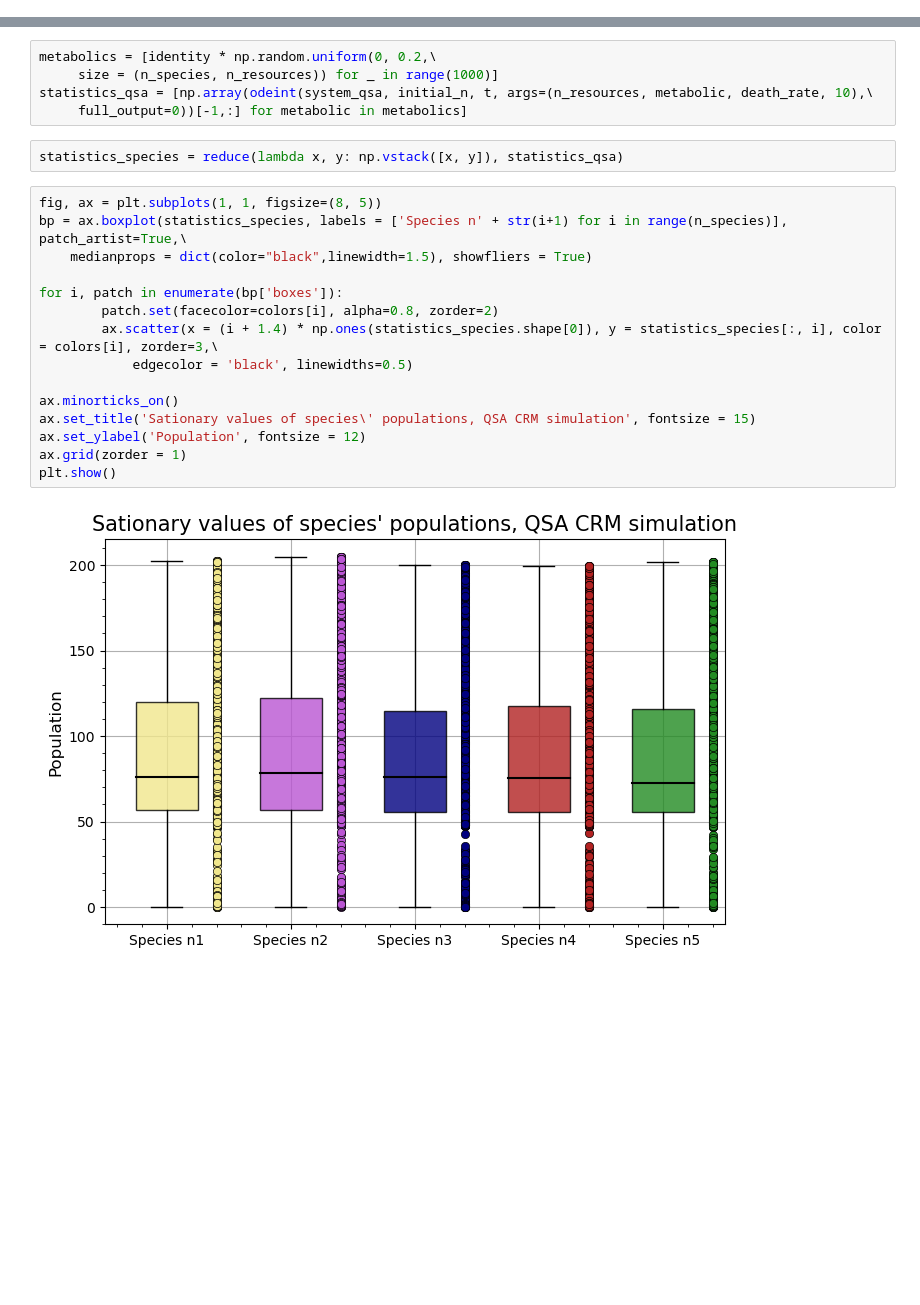
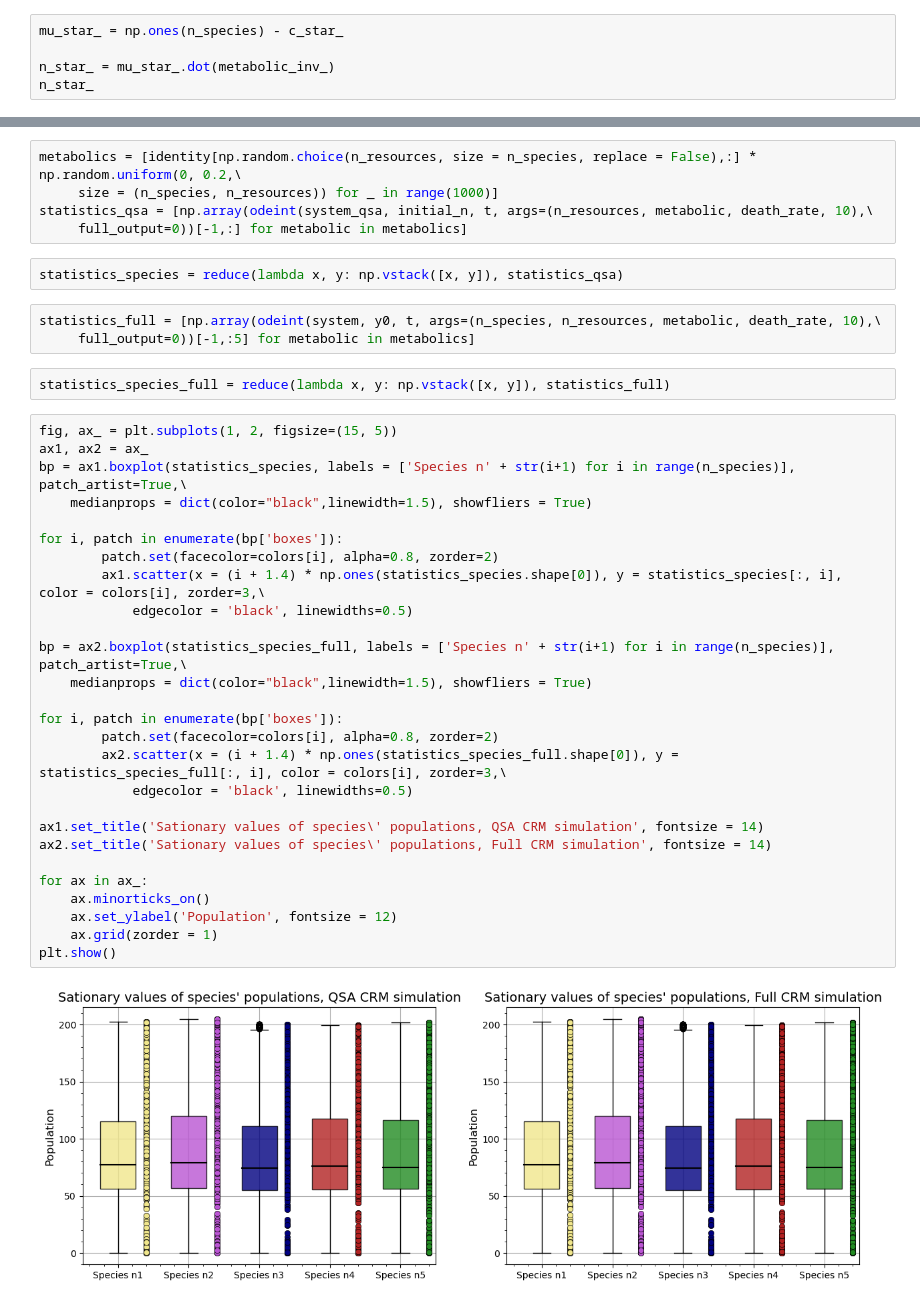
Before and after one commit to tommasoamico/PhysicalModelsOfLivingSystems, a Jupyter notebook: Week_6_assigment/TommasoAmico_week6.ipynb, the cells around one changed output, grey strips where cells are left out. Drawn from its saved outputs; the diff is of its cells as text; blank space fills up the shorter version.

```diff
--- a/Week_6_assigment/TommasoAmico_week6.ipynb
+++ b/Week_6_assigment/TommasoAmico_week6.ipynb
@@ -108,0 +179,5 @@ death_rate = 1/100
+# %%
+mu_star_ = np.ones(n_species) - c_star_
+
+n_star_ = mu_star_.dot(metabolic_inv_)
+n_star_
@@ -318,24 +412,41 @@ plt.show()
 # %%
-metabolics = [identity * np.random.uniform(0, 0.2,\
+metabolics = [identity[np.random.choice(n_resources, size = n_species, replace = False),:] * np.random.uniform(0, 0.2,\
      size = (n_species, n_resources)) for _ in range(1000)]
 statistics_qsa = [np.array(odeint(system_qsa, initial_n, t, args=(n_resources, metabolic, death_rate, 10),\
      full_output=0))[-1,:] for metabolic in metabolics]
 # %%
 statistics_species = reduce(lambda x, y: np.vstack([x, y]), statistics_qsa)
+# %%
+statistics_full = [np.array(odeint(system, y0, t, args=(n_species, n_resources, metabolic, death_rate, 10),\
+     full_output=0))[-1,:5] for metabolic in metabolics]
+# %%
+statistics_species_full = reduce(lambda x, y: np.vstack([x, y]), statistics_full)
 # %%
-fig, ax = plt.subplots(1, 1, figsize=(8, 5))
-bp = ax.boxplot(statistics_species, labels = ['Species n' + str(i+1) for i in range(n_species)], patch_artist=True,\
+fig, ax_ = plt.subplots(1, 2, figsize=(15, 5))
+ax1, ax2 = ax_
+bp = ax1.boxplot(statistics_species, labels = ['Species n' + str(i+1) for i in range(n_species)], patch_artist=True,\
     medianprops = dict(color="black",linewidth=1.5), showfliers = True)
 
 for i, patch in enumerate(bp['boxes']):
         patch.set(facecolor=colors[i], alpha=0.8, zorder=2)
-        ax.scatter(x = (i + 1.4) * np.ones(statistics_species.shape[0]), y = statistics_species[:, i], color = colors[i], zorder=3,\
+        ax1.scatter(x = (i + 1.4) * np.ones(statistics_species.shape[0]), y = statistics_species[:, i], color = colors[i], zorder=3,\
             edgecolor = 'black', linewidths=0.5)
 
-ax.minorticks_on()
-ax.set_title('Sationary values of species\' populations, QSA CRM simulation', fontsize = 15)
-ax.set_ylabel('Population', fontsize = 12)
-ax.grid(zorder = 1)
+bp = ax2.boxplot(statistics_species_full, labels = ['Species n' + str(i+1) for i in range(n_species)], patch_artist=True,\
+    medianprops = dict(color="black",linewidth=1.5), showfliers = True)
+
+for i, patch in enumerate(bp['boxes']):
+        patch.set(facecolor=colors[i], alpha=0.8, zorder=2)
+        ax2.scatter(x = (i + 1.4) * np.ones(statistics_species_full.shape[0]), y = statistics_species_full[:, i], color = colors[i], zorder=3,\
+            edgecolor = 'black', linewidths=0.5)
+
+ax1.set_title('Sationary values of species\' populations, QSA CRM simulation', fontsize = 14)
+ax2.set_title('Sationary values of species\' populations, Full CRM simulation', fontsize = 14)
+
+for ax in ax_:
+    ax.minorticks_on()
+    ax.set_ylabel('Population', fontsize = 12)
+    ax.grid(zorder = 1)
 plt.show()
 # %% [output]
-[figure, old version]
+[figure, new version]
```
Also changed, not shown: parts of 25 cells of this notebook.
